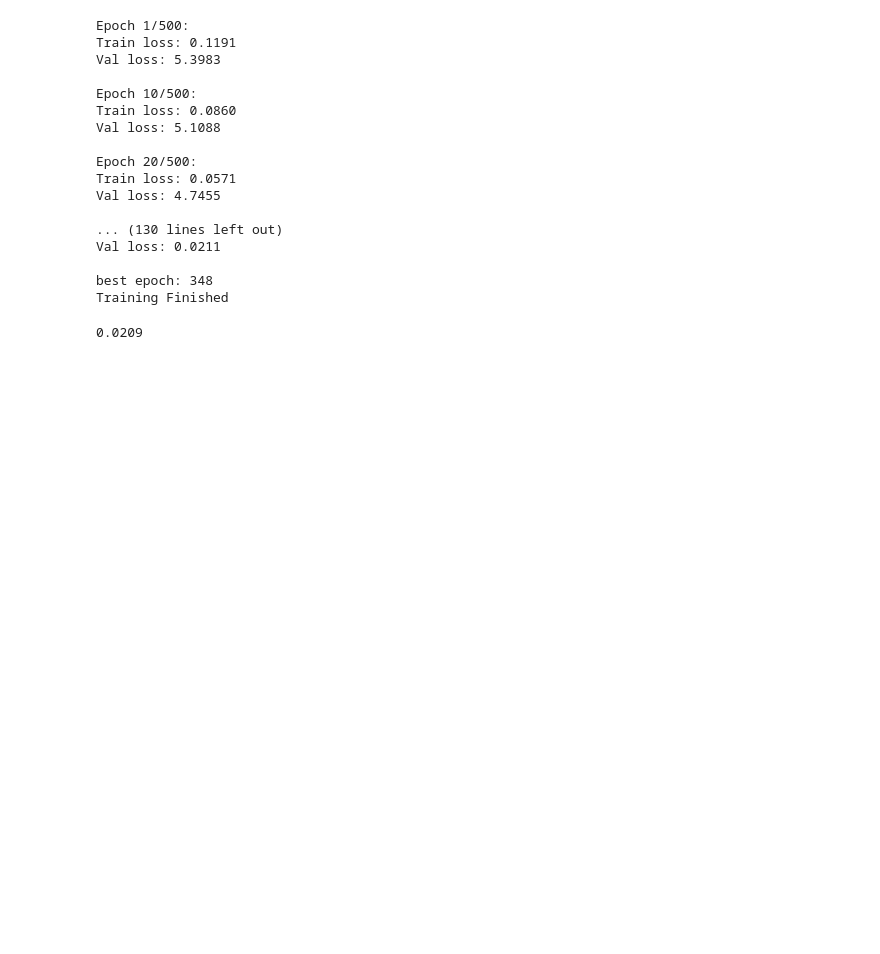
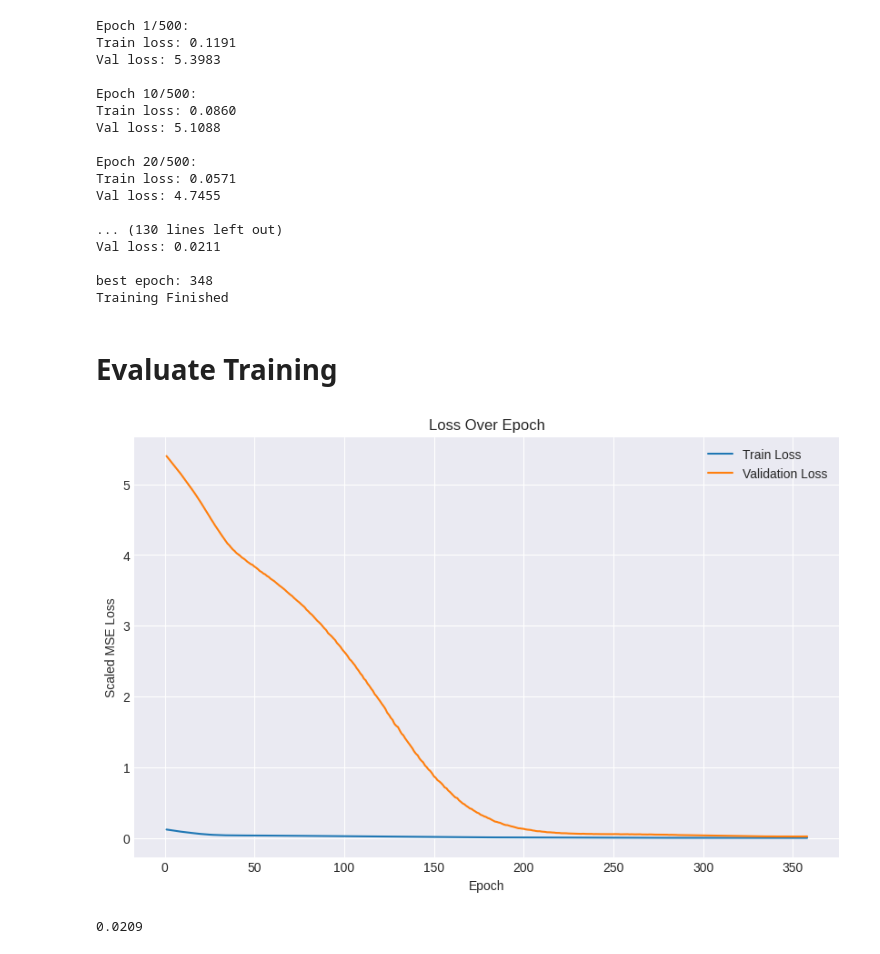
Before and after one commit to danplotkin/LSTM_Time_Series, a Jupyter notebook: MultistepLSTM.ipynb, the cells around one changed output. Saved outputs shown, nothing was run; the diff lists cells and outputs as text; code cells hidden in the pictures; blank space fills up the shorter version.

```diff
--- a/MultistepLSTM.ipynb
+++ b/MultistepLSTM.ipynb
@@ -408,6 +408,20 @@ Val loss: 0.0211
 
 best epoch: 348
 Training Finished
+# %% [markdown]
+# Evaluate Training
+# %%
+history = trainer.history
+epochs = range(1, len(history['train']) + 1)
+plt.plot(epochs, history['train'], label='Train Loss')
+plt.plot(epochs, history['val'], label='Validation Loss')
+plt.title('Loss Over Epoch')
+plt.legend()
+plt.xlabel('Epoch')
+plt.ylabel('Scaled MSE Loss')
+plt.show()
+# %% [output]
+[figure, added]
 # %%
 trainer.evaluate()
 # %% [output]
```
Also changed, not shown: parts of 4 cells of this notebook.
